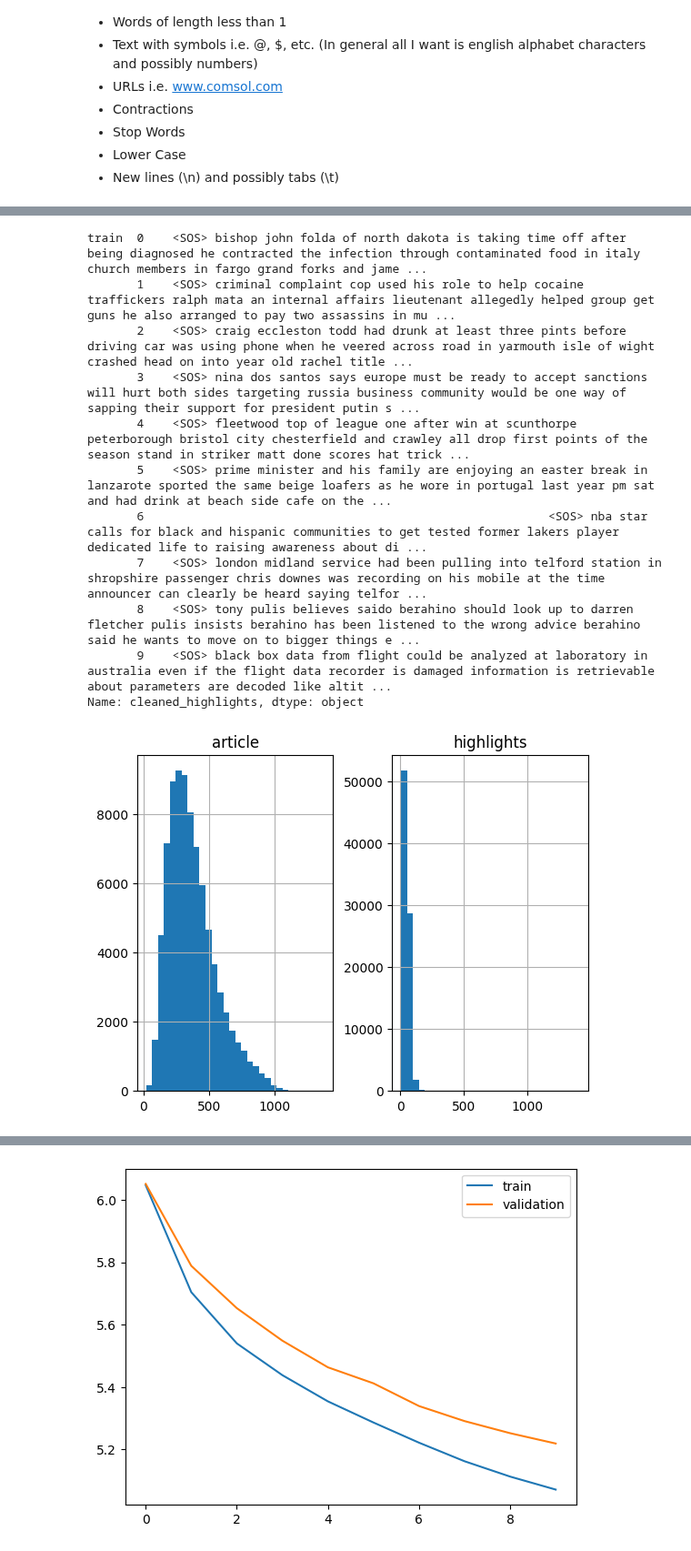
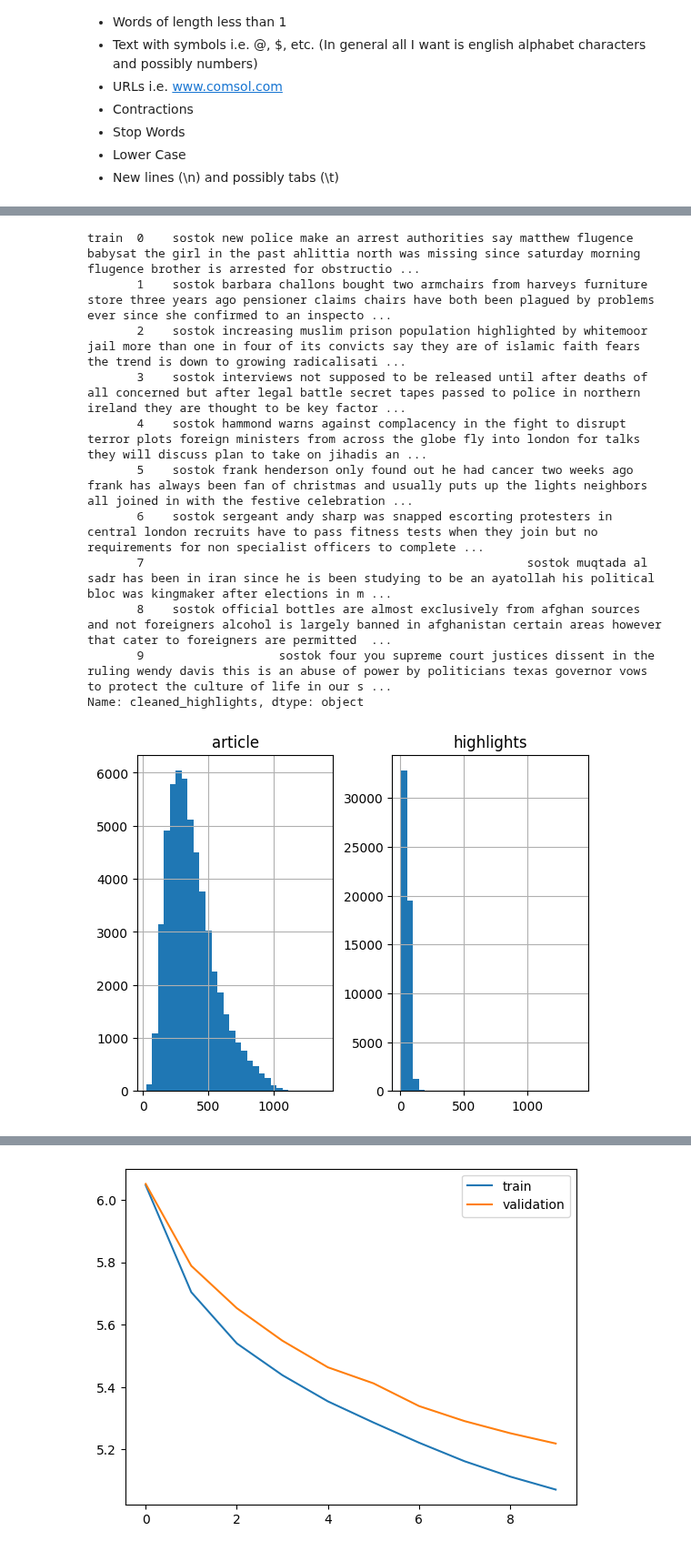
Before and after one commit to rsantos2032/DocSummarizer, a Jupyter notebook: notebook/SummarizerNotebook.ipynb, the cells around one changed output, grey strips where cells are left out. Shown at 91% size. Saved outputs shown, nothing was run; the diff lists cells and outputs as text; code cells hidden in the pictures.

```diff
--- a/notebook/SummarizerNotebook.ipynb
+++ b/notebook/SummarizerNotebook.ipynb
@@ -28,11 +27,11 @@ Skipping, found downloaded files in "./data/newspaper-text-summarization-cnn-dai
 # %%
 np.random.seed(128)
 total_rows = 287113
-skip_size = int(total_rows * 0.7)
+skip_size = int(total_rows * 0.9)
 skip_sample = np.random.choice(range(1, total_rows+1), size=skip_size, replace=False).tolist()
 # %%
-# train_df = pd.read_csv('./data/newspaper-text-summarization-cnn-dailymail/cnn_dailymail/train.csv', skiprows=skip_sample)
-train_df = pd.read_csv('./data/newspaper-text-summarization-cnn-dailymail/cnn_dailymail/train.csv')
+train_df = pd.read_csv('./data/newspaper-text-summarization-cnn-dailymail/cnn_dailymail/train.csv', skiprows=skip_sample)
+# train_df = pd.read_csv('./data/newspaper-text-summarization-cnn-dailymail/cnn_dailymail/train.csv')
 validation_df = pd.read_csv('./data/newspaper-text-summarization-cnn-dailymail/cnn_dailymail/validation.csv')
 test_df = pd.read_csv('./data/newspaper-text-summarization-cnn-dailymail/cnn_dailymail/test.csv')
 
@@ -121,37 +120,29 @@ train  0    associated press published est october updated est october bishop fa
 Name: cleaned_article, dtype: object
 # %%
-df['cleaned_highlights'] = df['highlights'].apply(lambda x: f'<SOS> {clean_text(x, summary=True)} <EOS>')
+df['cleaned_highlights'] = df['highlights'].apply(lambda x: f'sostok {clean_text(x, summary=True)} eostok')
 # %%
 df['cleaned_highlights'].head(10)
 # %% [output]
-train  0    <SOS> bishop john folda of north dakota is taking time off after being diagnosed he contracted the infection through contaminated food in italy church members in fargo grand forks and jame ...
-       1    <SOS> criminal complaint cop used his role to help cocaine traffickers ralph mata an internal affairs lieutenant allegedly helped group get guns he also arranged to pay two assassins in mu ...
-       2    <SOS> craig eccleston todd had drunk at least three pints before driving car was using phone when he veered across road in yarmouth isle of wight crashed head on into year old rachel title ...
-       3    <SOS> nina dos santos says europe must be ready to accept sanctions will hurt both sides targeting russia business community would be one way of sapping their support for president putin s ...
-       4    <SOS> fleetwood top of league one after win at scunthorpe peterborough bristol city chesterfield and crawley all drop first points of the season stand in striker matt done scores hat trick ...
-       5    <SOS> prime minister and his family are enjoying an easter break in lanzarote sported the same beige loafers as he wore in portugal last year pm sat and had drink at beach side cafe on the ...
-       6                                                         <SOS> nba star calls for black and hispanic communities to get tested former lakers player dedicated life to raising awareness about di ...
-       7    <SOS> london midland service had been pulling into telford station in shropshire passenger chris downes was recording on his mobile at the time announcer can clearly be heard saying telfor ...
-       8    <SOS> tony pulis believes saido berahino should look up to darren fletcher pulis insists berahino has been listened to the wrong advice berahino said he wants to move on to bigger things e ...
-       9    <SOS> black box data from flight could be analyzed at laboratory in australia even if the flight data recorder is damaged information is retrievable about parameters are decoded like altit ...
+train  0    sostok new police make an arrest authorities say matthew flugence babysat the girl in the past ahlittia north was missing since saturday morning flugence brother is arrested for obstructio ...
+       1    sostok barbara challons bought two armchairs from harveys furniture store three years ago pensioner claims chairs have both been plagued by problems ever since she confirmed to an inspecto ...
+       2    sostok increasing muslim prison population highlighted by whitemoor jail more than one in four of its convicts say they are of islamic faith fears the trend is down to growing radicalisati ...
+       3    sostok interviews not supposed to be released until after deaths of all concerned but after legal battle secret tapes passed to police in northern ireland they are thought to be key factor ...
+       4    sostok hammond warns against complacency in the fight to disrupt terror plots foreign ministers from across the globe fly into london for talks they will discuss plan to take on jihadis an ...
+       5    sostok frank henderson only found out he had cancer two weeks ago frank has always been fan of christmas and usually puts up the lights neighbors all joined in with the festive celebration ...
+       6    sostok sergeant andy sharp was snapped escorting protesters in central london recruits have to pass fitness tests when they join but no requirements for non specialist officers to complete ...
+       7                                                      sostok muqtada al sadr has been in iran since he is been studying to be an ayatollah his political bloc was kingmaker after elections in m ...
+       8    sostok official bottles are almost exclusively from afghan sources and not foreigners alcohol is largely banned in afghanistan certain areas however that cater to foreigners are permitted  ...
+       9                   sostok four you supreme court justices dissent in the ruling wendy davis this is an abuse of power by politicians texas governor vows to protect the culture of life in our s ...
 Name: cleaned_highlights, dtype: object
 # %%
-import matplotlib.pyplot as plt
-
-article_word_count = []
-highlights_word_count = []
-
-for document in df['cleaned_article']:
-    article_word_count.append(len(document.split(' ')))
-
-for document in df['cleaned_highlights']:
-    highlights_word_count.append(len(document.split(' ')))
+article_word_count = [len(document.split(' ')) for document in df['cleaned_article']]
+highlights_word_count = [len(document.split(' ')) for document in df['cleaned_highlights']]
 
 count_df = pd.DataFrame({'article': article_word_count, 'highlights': highlights_word_count})
 count_df.hist(bins=30)
 plt.show()
 # %% [output]
-[figure, old version]
+[figure, new version]
 # %%
 print(f"Mean Article Word Count: {np.mean(article_word_count)}")
 print(f"Median Article Word Count: {np.median(article_word_count)}")
```
Also changed, not shown: parts of 18 cells of this notebook, 15 other files.
